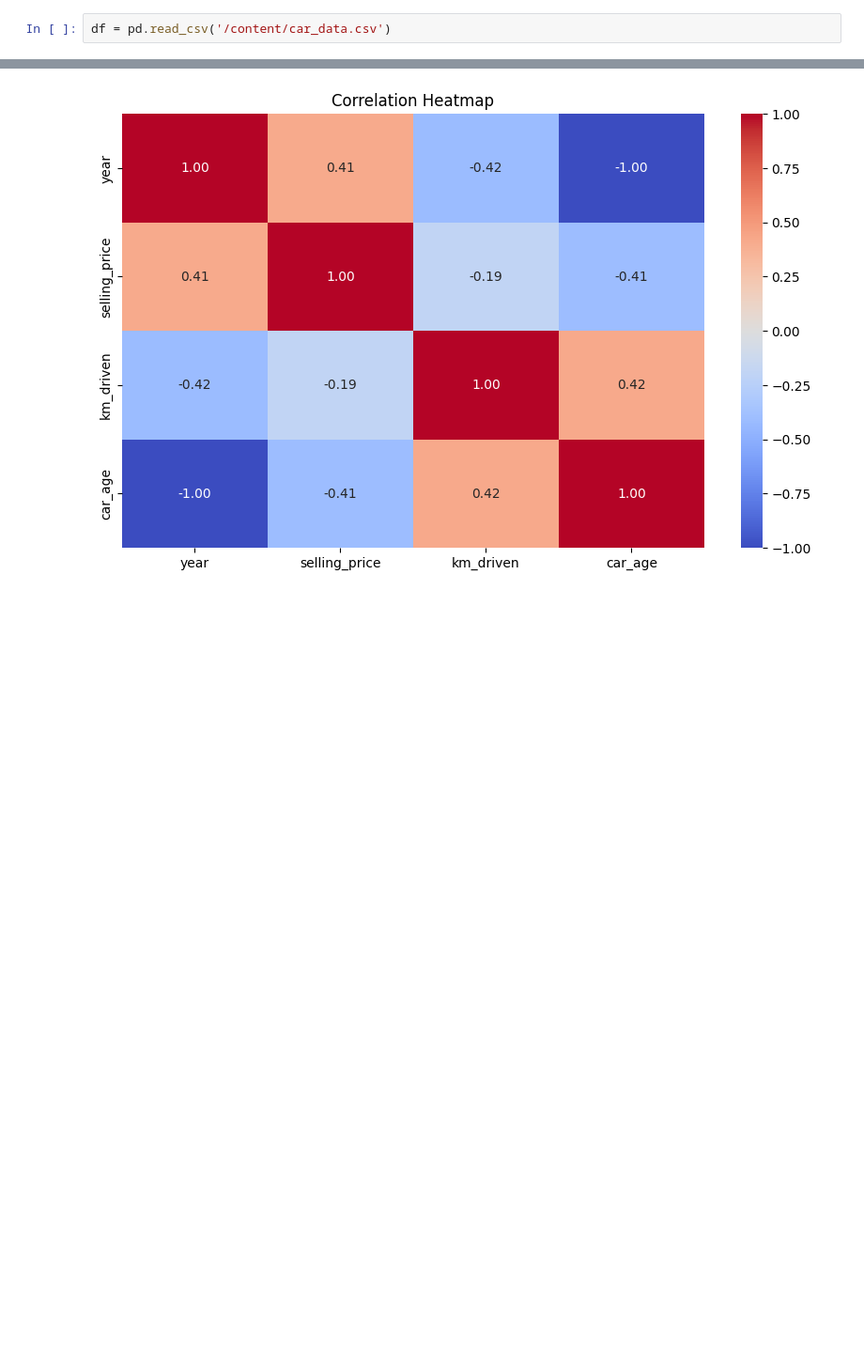
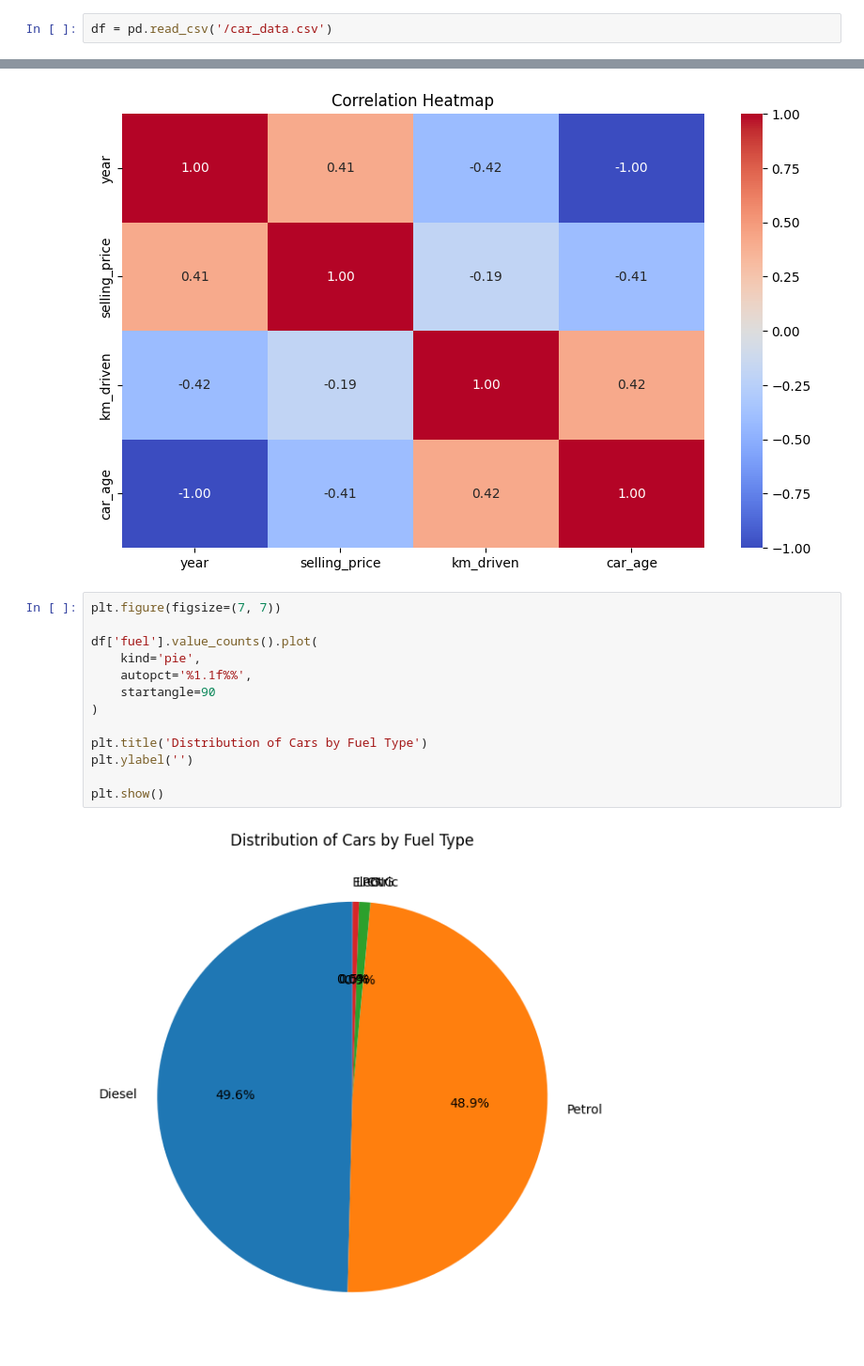
Before and after one commit to shweta714/Car-Price_Prediction_Model, a Jupyter notebook: Car_Price_Prediction_AIML.ipynb, the cells around one changed output, grey strips where cells are left out. Shown at 94% size. Saved outputs shown, nothing was run; the diff lists cells and outputs as text; blank space fills up the shorter version.

```diff
--- a/Car_Price_Prediction_AIML.ipynb
+++ b/Car_Price_Prediction_AIML.ipynb
@@ -8,5 +19,5 @@ import seaborn as sns
 # %%
-df = pd.read_csv('/content/car_data.csv')
+df = pd.read_csv('/car_data.csv')
 # %%
 df.head()
 # %% [output]
@@ -186,3 +197,18 @@ plt.title('Correlation Heatmap')
 plt.show()
 # %% [output]
 [figure]
+# %%
+plt.figure(figsize=(7, 7))
+
+df['fuel'].value_counts().plot(
+    kind='pie',
+    autopct='%1.1f%%',
+    startangle=90
+)
+
+plt.title('Distribution of Cars by Fuel Type')
+plt.ylabel('')
+
+plt.show()
+# %% [output]
+[figure, added]
```
Also changed, not shown: parts of 46 cells of this notebook.
